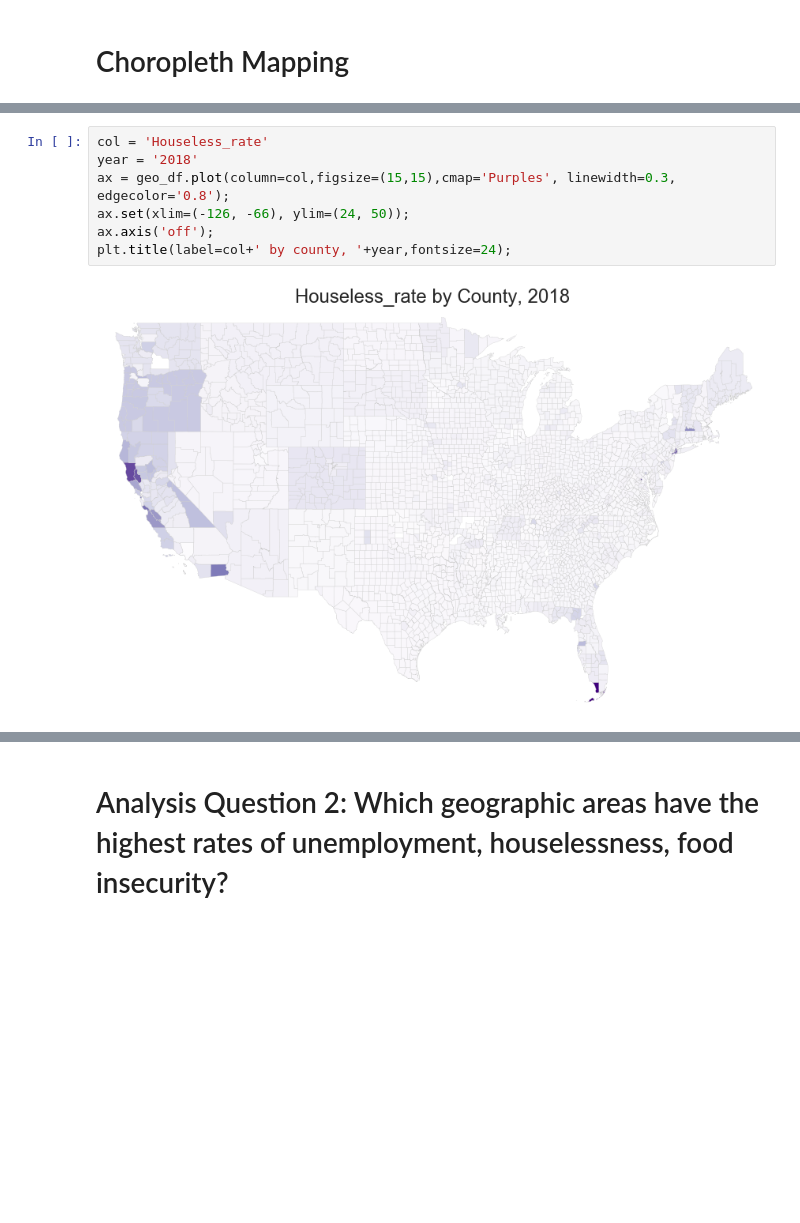
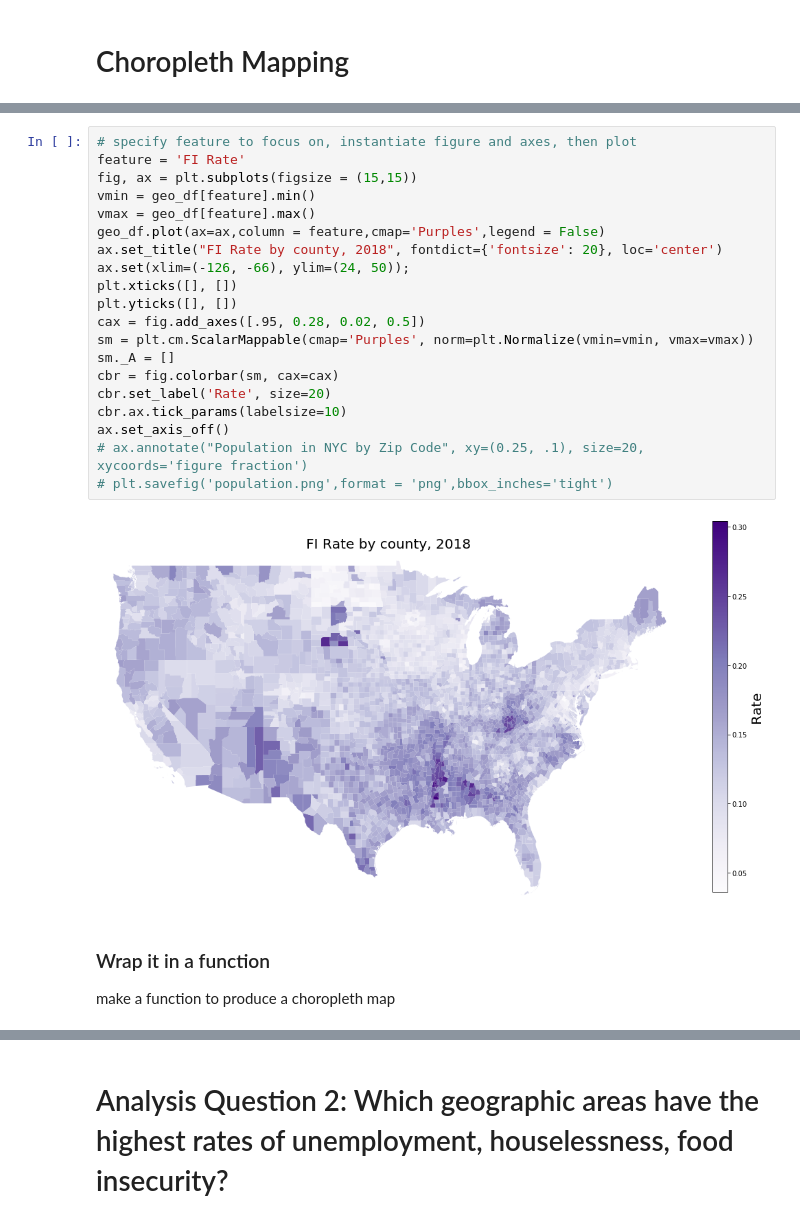
Before and after one commit to khyateed/projecting-food-insecurity, a Jupyter notebook: notebooks/EDA.ipynb, the cells around one changed output, grey strips where cells are left out. Saved outputs shown, nothing was run; the diff lists cells and outputs as text; blank space fills up the shorter version.

```diff
--- a/notebooks/EDA.ipynb
+++ b/notebooks/EDA.ipynb
@@ -68,10 +66,26 @@ geo_df.head()
-# %%
-col = 'Houseless_rate'
-year = '2018'
-ax = geo_df.plot(column=col,figsize=(15,15),cmap='Purples', linewidth=0.3, edgecolor='0.8');
-ax.set(xlim=(-126, -66), ylim=(24, 50));
-ax.axis('off');
-plt.title(label=col+' by county, '+year,fontsize=24);
-# %% [output]
-[figure, removed]
+# %%
+# specify feature to focus on, instantiate figure and axes, then plot
+feature = 'FI Rate'
+fig, ax = plt.subplots(figsize = (15,15))
+vmin = geo_df[feature].min()
+vmax = geo_df[feature].max()
+geo_df.plot(ax=ax,column = feature,cmap='Purples',legend = False)
+ax.set_title("FI Rate by county, 2018", fontdict={'fontsize': 20}, loc='center')
+ax.set(xlim=(-126, -66), ylim=(24, 50));
+plt.xticks([], [])
+plt.yticks([], [])
+cax = fig.add_axes([.95, 0.28, 0.02, 0.5])
+sm = plt.cm.ScalarMappable(cmap='Purples', norm=plt.Normalize(vmin=vmin, vmax=vmax))
+sm._A = []
+cbr = fig.colorbar(sm, cax=cax)
+cbr.set_label('Rate', size=20)
+cbr.ax.tick_params(labelsize=10)
+ax.set_axis_off()
+# ax.annotate("Population in NYC by Zip Code", xy=(0.25, .1), size=20, xycoords='figure fraction')
+# plt.savefig('population.png',format = 'png',bbox_inches='tight')
+# %% [output]
+[figure, added]
+# %% [markdown]
+### Wrap it in a function
+make a function to produce a choropleth map
 # %%
```
Also changed, not shown: parts of 11 cells of this notebook, 5 other files.
